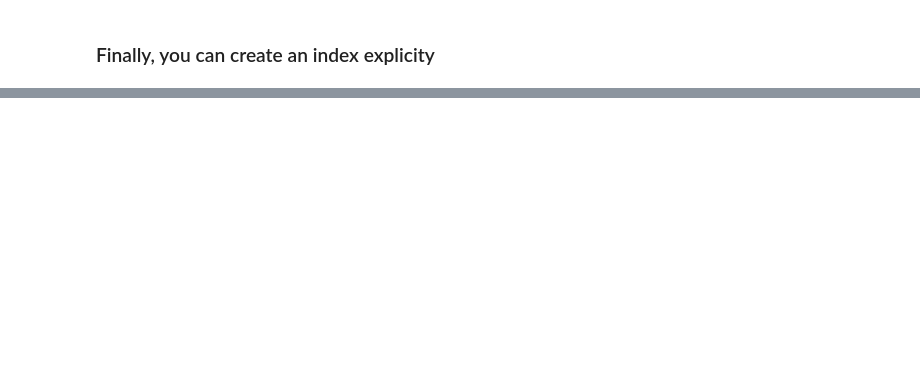
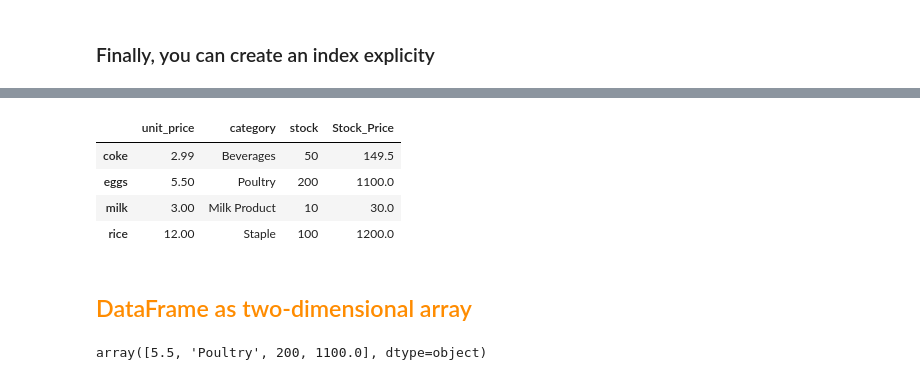
Before and after one commit to arindam31/DataAnalysisStudy, a Jupyter notebook: Pandas - Objects.ipynb, the cells around one changed output, grey strips where cells are left out. Cells and saved outputs as stored; diff of their text form; code cells hidden in the pictures; blank space fills up the shorter version.

Commit message:
Pandas: Dataframes

```diff
--- a/Pandas - Objects.ipynb
+++ b/Pandas - Objects.ipynb
@@ -147,0 +384,24 @@ my_index.ndim, my_index.shape, my_index.dtype, my_index.size
+# %%
+# Create a new column from some calculation
+# Example: Total stock price of every item.
+
+grocery_df['Stock_Price'] = grocery_df['stock'] * grocery_df['unit_price']
+grocery_df
+
+# We will explore this is detail later.
+# %% [output]
+|  | unit_price | category | stock | Stock_Price |
+| coke | 2.99 | Beverages | 50 | 149.5 |
+| eggs | 5.50 | Poultry | 200 | 1100.0 |
+| milk | 3.00 | Milk Product | 10 | 30.0 |
+| rice | 12.00 | Staple | 100 | 1200.0 |
+# %% [markdown]
+<h2 style="color:darkorange">DataFrame as two-dimensional array</h2>
+# %%
+# View the Raw Data as 2d array.
+grocery_df.values
+
+# You can use indexing on values
+grocery_df.values[1]
+# %% [output]
+array([5.5, 'Poultry', 200, 1100.0], dtype=object)
```
Also changed, not shown: parts of 37 cells of this notebook.
